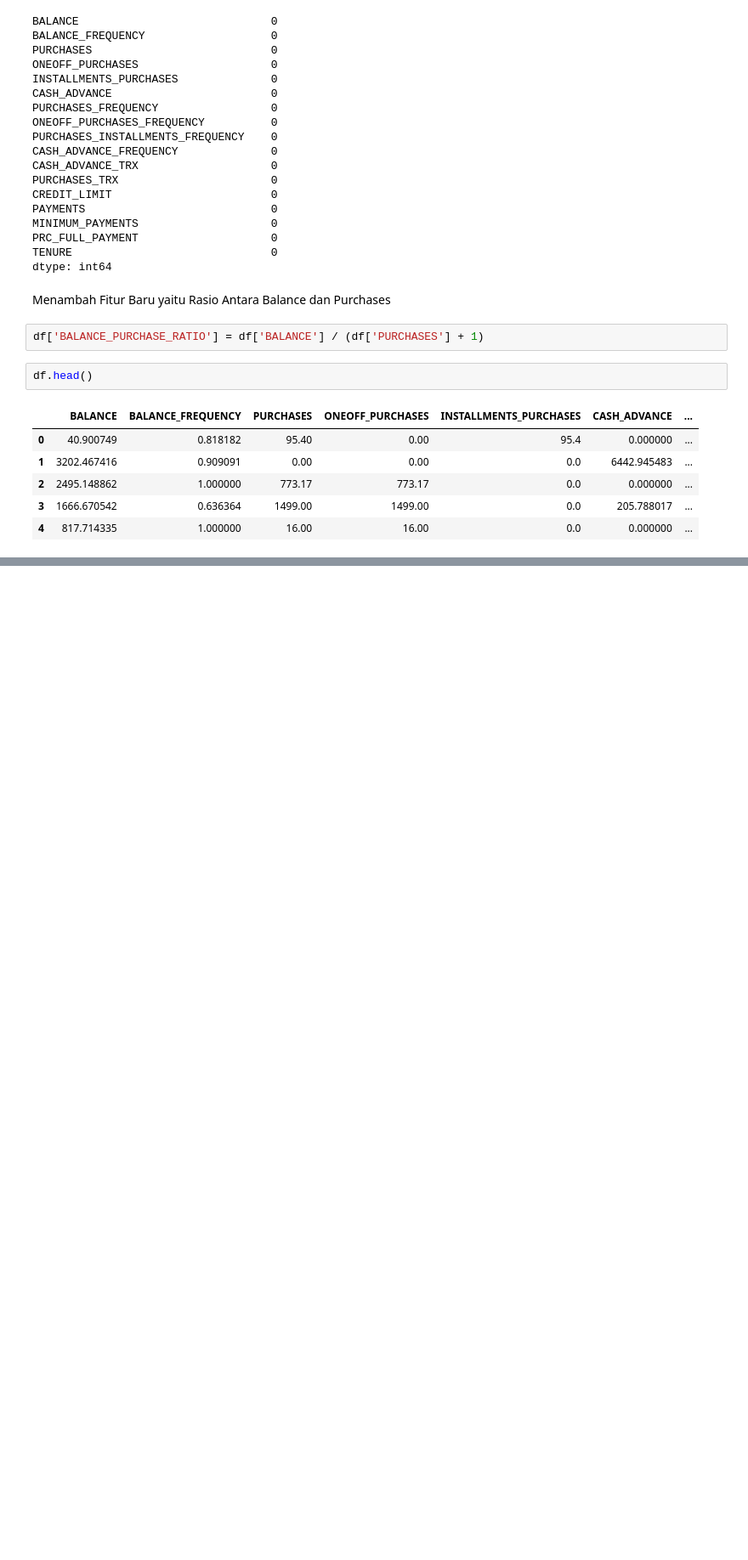
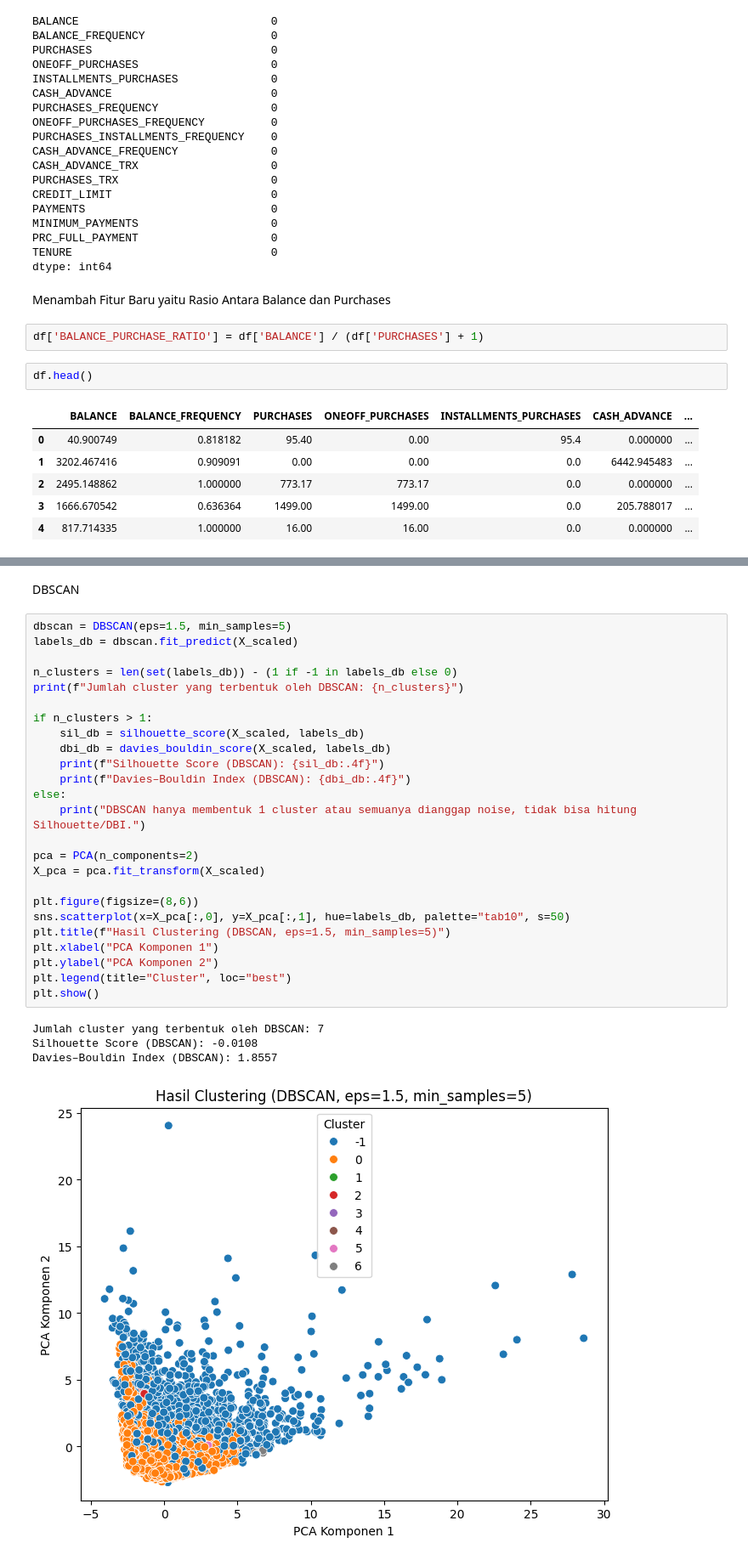
Before and after one commit to Raudhil/Machine-Learning-2025, a Jupyter notebook: UTS/UTS_2341720164_RAUDHIL_FIRDAUS_NAUFAL.ipynb, the cells around one changed output, grey strips where cells are left out. Shown at 85% size. Drawn from its saved outputs; the diff is of its cells as text; blank space fills up the shorter version.

```diff
--- a/UTS/UTS_2341720164_RAUDHIL_FIRDAUS_NAUFAL.ipynb
+++ b/UTS/UTS_2341720164_RAUDHIL_FIRDAUS_NAUFAL.ipynb
@@ -227,0 +324,32 @@ df.head()
+# %% [markdown]
+DBSCAN
+# %%
+dbscan = DBSCAN(eps=1.5, min_samples=5)
+labels_db = dbscan.fit_predict(X_scaled)
+
+n_clusters = len(set(labels_db)) - (1 if -1 in labels_db else 0)
+print(f"Jumlah cluster yang terbentuk oleh DBSCAN: {n_clusters}")
+
+if n_clusters > 1:
+    sil_db = silhouette_score(X_scaled, labels_db)
+    dbi_db = davies_bouldin_score(X_scaled, labels_db)
+    print(f"Silhouette Score (DBSCAN): {sil_db:.4f}")
+    print(f"Davies–Bouldin Index (DBSCAN): {dbi_db:.4f}")
+else:
+    print("DBSCAN hanya membentuk 1 cluster atau semuanya dianggap noise, tidak bisa hitung Silhouette/DBI.")
+
+pca = PCA(n_components=2)
+X_pca = pca.fit_transform(X_scaled)
+
+plt.figure(figsize=(8,6))
+sns.scatterplot(x=X_pca[:,0], y=X_pca[:,1], hue=labels_db, palette="tab10", s=50)
+plt.title(f"Hasil Clustering (DBSCAN, eps=1.5, min_samples=5)")
+plt.xlabel("PCA Komponen 1")
+plt.ylabel("PCA Komponen 2")
+plt.legend(title="Cluster", loc="best")
+plt.show()
+# %% [output]
+Jumlah cluster yang terbentuk oleh DBSCAN: 7
+Silhouette Score (DBSCAN): -0.0108
+Davies–Bouldin Index (DBSCAN): 1.8557
+[figure, added]
```
Also changed, not shown: parts of 23 cells of this notebook.
